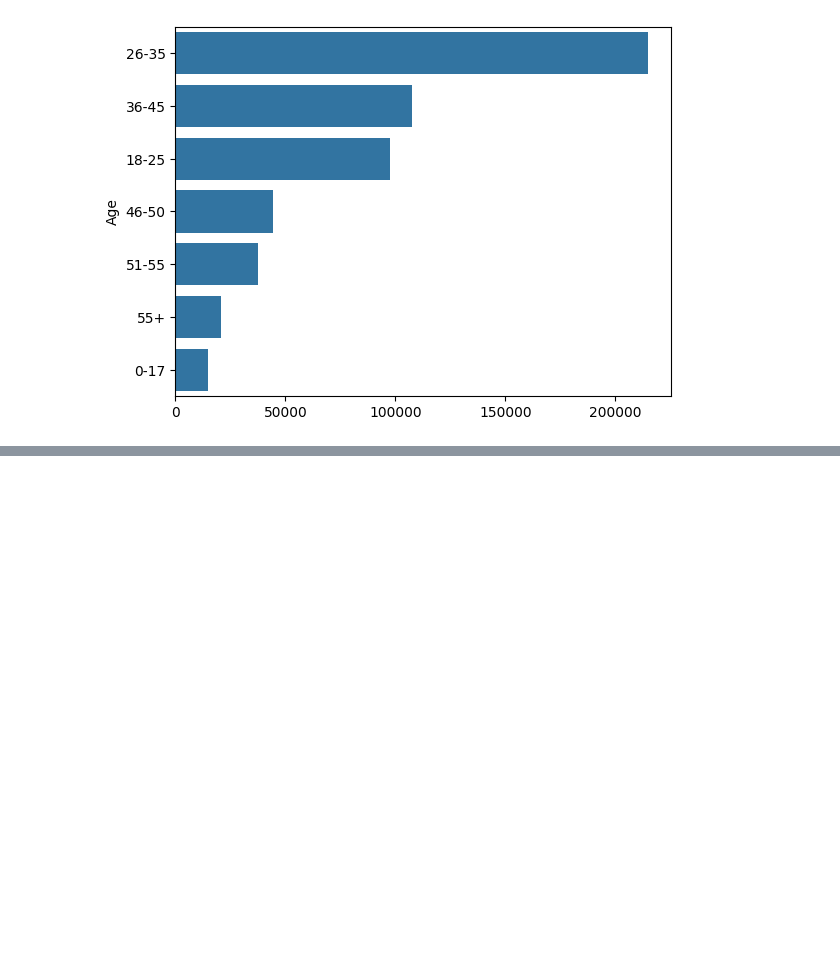
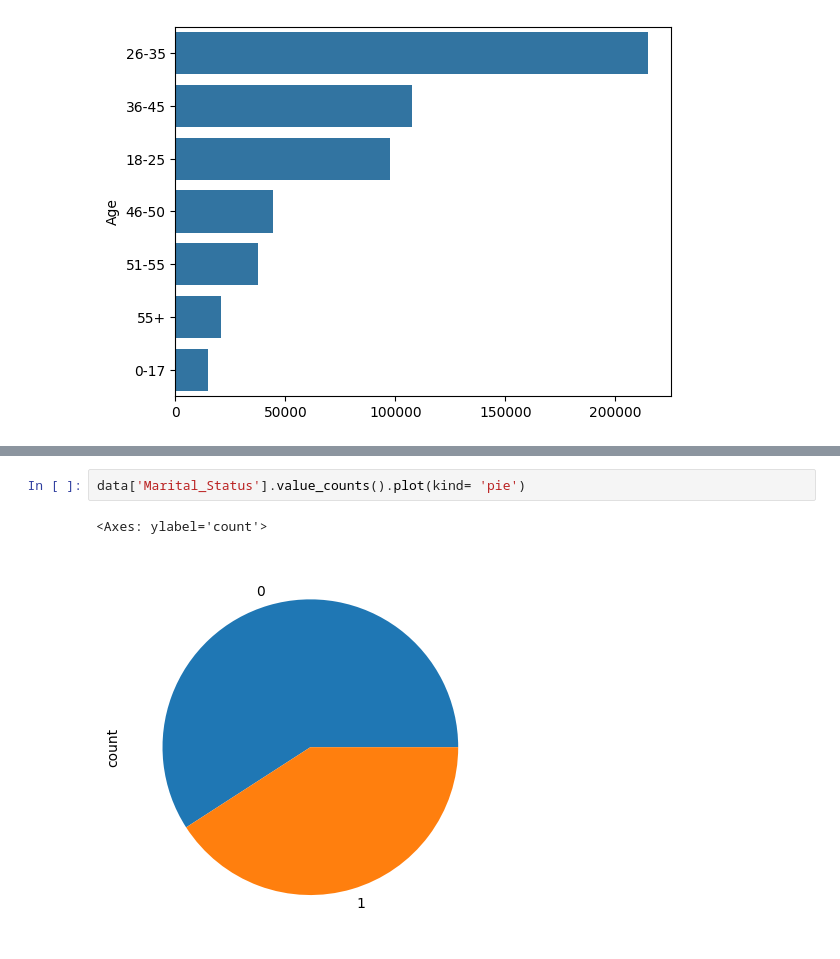
Before and after one commit to aayushjohari/Pandas, a Jupyter notebook: Data_analysis/Black Friday/blackfirday.ipynb, the cells around one changed output, grey strips where cells are left out. Drawn from its saved outputs; the diff is of its cells as text; blank space fills up the shorter version.

```diff
--- a/Data_analysis/Black Friday/blackfirday.ipynb
+++ b/Data_analysis/Black Friday/blackfirday.ipynb
@@ -295,0 +337,5 @@ sns.barplot(x = data['Age'].value_counts().values, y= data['Age'].value_counts()
+# %%
+data['Marital_Status'].value_counts().plot(kind= 'pie')
+# %% [output]
+<Axes: ylabel='count'>
+[figure, added]
```
Also changed, not shown: parts of 7 cells of this notebook.
